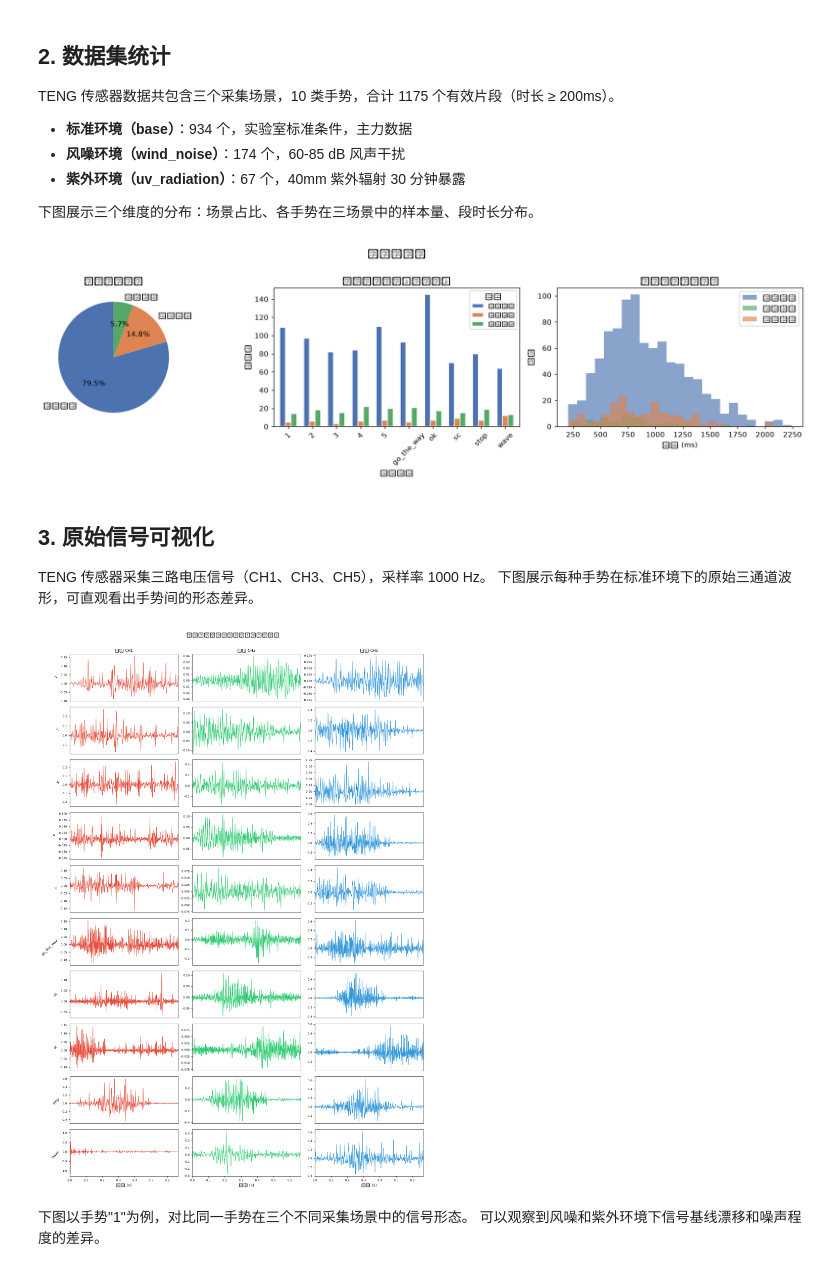
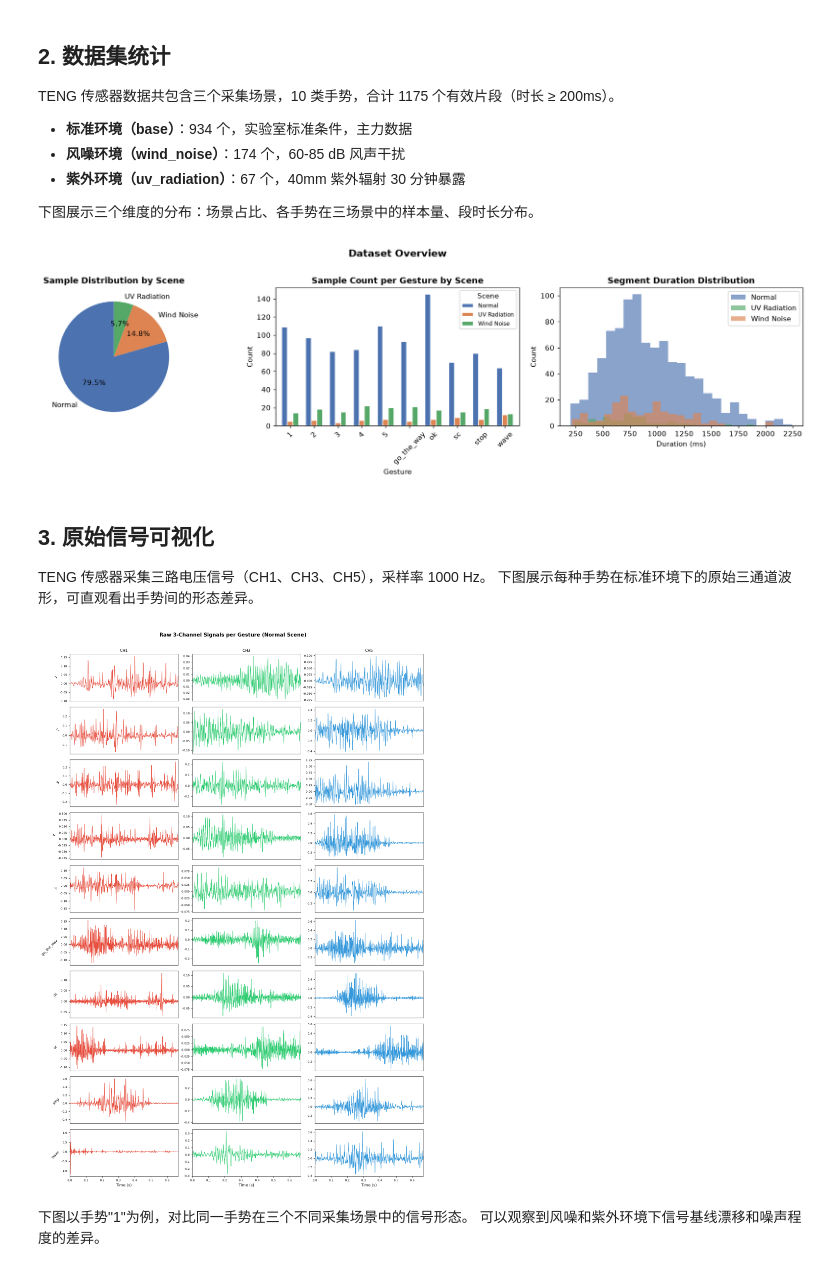
Before and after one commit to LMDHQ-0420/TENG-GestureClassifier, a Jupyter notebook: notebooks/TENG_GestureClassifier.ipynb, the cells around one changed output. Drawn from its saved outputs; the diff is of its cells as text; code cells hidden in the pictures.

```diff
--- a/notebooks/TENG_GestureClassifier.ipynb
+++ b/notebooks/TENG_GestureClassifier.ipynb
@@ -37,12 +37,12 @@ plt.rcParams['figure.dpi'] = 110
 plt.rcParams['axes.unicode_minus'] = False
 
 COLORS = {'base': '#4C72B0', 'wind_noise': '#DD8452', 'uv_radiation': '#55A868'}
-ENV_LABELS = {'base': '标准环境', 'wind_noise': '风噪环境', 'uv_radiation': '紫外环境'}
+ENV_LABELS = {'base': 'Normal', 'wind_noise': 'Wind Noise', 'uv_radiation': 'UV Radiation'}
 GESTURE_NAMES = ['1','2','3','4','5','go_the_way','ok','sc','stop','wave']
 PALETTE = sns.color_palette('tab10', n_colors=10)
-FS = 1000  # 采样率
+FS = 1000  # sampling rate
 
 meta = pd.read_csv(PROJECT_ROOT / 'data/processed/features/all_features.csv')
 meta = meta[meta['duration_ms'] >= 200].reset_index(drop=True)
-print(f'总样本数: {len(meta)}  |  类别数: {meta["gesture_name"].nunique()}  |  场景数: {meta["env"].nunique()}')
+print(f'Total samples: {len(meta)}  |  Classes: {meta["gesture_name"].nunique()}  |  Scenes: {meta["env"].nunique()}')
 # %% [output]
@@ -61,41 +61,41 @@ TENG 传感器数据共包含三个采集场景，10 类手势，合计 1175 个
 fig, axes = plt.subplots(1, 3, figsize=(16, 4.5))
 
 # 场景分布饼图
 env_counts = meta['env'].value_counts()
 labels_cn = [ENV_LABELS[e] for e in env_counts.index]
 axes[0].pie(env_counts.values, labels=labels_cn, autopct='%1.1f%%',
             colors=[COLORS[e] for e in env_counts.index], startangle=90,
             textprops={'fontsize': 10})
-axes[0].set_title('场景样本占比', fontsize=12, fontweight='bold')
+axes[0].set_title('Sample Distribution by Scene', fontsize=12, fontweight='bold')
 
 # 各手势 × 场景 堆叠条形图
 pivot = meta.groupby(['gesture_name','env']).size().unstack(fill_value=0)
 pivot = pivot.reindex(GESTURE_NAMES)
 pivot.rename(columns=ENV_LABELS, inplace=True)
 pivot.plot(kind='bar', ax=axes[1],
            color=[COLORS[c] for c in ['base','wind_noise','uv_radiation']],
            width=0.7, edgecolor='white')
-axes[1].set_title('各手势样本量（按场景）', fontsize=12, fontweight='bold')
-axes[1].set_xlabel('手势类别'); axes[1].set_ylabel('样本数')
-axes[1].legend(title='场景', fontsize=8)
+axes[1].set_title('Sample Count per Gesture by Scene', fontsize=12, fontweight='bold')
+axes[1].set_xlabel('Gesture'); axes[1].set_ylabel('Count')
+axes[1].legend(title='Scene', fontsize=8)
 axes[1].tick_params(axis='x', rotation=45)
 
 # 段时长分布
 for env, grp in meta.groupby('env'):
     axes[2].hist(grp['duration_ms'], bins=25, alpha=0.65,
                  label=ENV_LABELS[env], color=COLORS[env])
-axes[2].set_title('手势片段时长分布', fontsize=12, fontweight='bold')
-axes[2].set_xlabel('时长 (ms)'); axes[2].set_ylabel('频次')
+axes[2].set_title('Segment Duration Distribution', fontsize=12, fontweight='bold')
+axes[2].set_xlabel('Duration (ms)'); axes[2].set_ylabel('Count')
 axes[2].legend()
 
-plt.suptitle('数据集概览', fontsize=14, fontweight='bold', y=1.01)
+plt.suptitle('Dataset Overview', fontsize=14, fontweight='bold', y=1.01)
 plt.tight_layout()
 plt.savefig(PROJECT_ROOT / 'checkpoints/dataset_stats.png', dpi=150, bbox_inches='tight')
 from IPython.display import display as _disp
 _disp(fig)
 plt.close(fig)
 # %% [output]
-[figure, old version]
+[figure, new version]
 # %% [markdown]
 ## 3. 原始信号可视化
 
@@ -103,7 +103,7 @@ TENG 传感器采集三路电压信号（CH1、CH3、CH5），采样率 1000 Hz
 下图展示每种手势在标准环境下的原始三通道波形，可直观看出手势间的形态差异。
 # %%
 fig, axes = plt.subplots(len(GESTURE_NAMES), 3, figsize=(14, 2.0 * len(GESTURE_NAMES)))
-ch_labels = ['通道 CH1', '通道 CH3', '通道 CH5']
+ch_labels = ['CH1', 'CH3', 'CH5']
 ch_colors = ['#e74c3c', '#2ecc71', '#3498db']
 
 for i, gname in enumerate(GESTURE_NAMES):
@@ -122,17 +122,17 @@ for i, gname in enumerate(GESTURE_NAMES):
         if i < len(GESTURE_NAMES) - 1:
             axes[i, j].set_xticks([])
         else:
-            axes[i, j].set_xlabel('时间 (s)')
+            axes[i, j].set_xlabel('Time (s)')
         axes[i, j].tick_params(labelsize=7)
 
-plt.suptitle('各手势原始三通道信号（标准环境）', fontsize=13, fontweight='bold', y=1.005)
+plt.suptitle('Raw 3-Channel Signals per Gesture (Normal Scene)', fontsize=13, fontweight='bold', y=1.005)
 plt.tight_layout()
 plt.savefig(PROJECT_ROOT / 'checkpoints/raw_signals.png', dpi=120, bbox_inches='tight')
 from IPython.display import display as _disp
 _disp(fig)
 plt.close(fig)
 # %% [output]
-[figure, old version]
+[figure, new version]
 # %% [markdown]
 下图以手势"1"为例，对比同一手势在三个不同采集场景中的信号形态。
 可以观察到风噪和紫外环境下信号基线漂移和噪声程度的差异。
```
Also changed, not shown: parts of 19 cells of this notebook.
